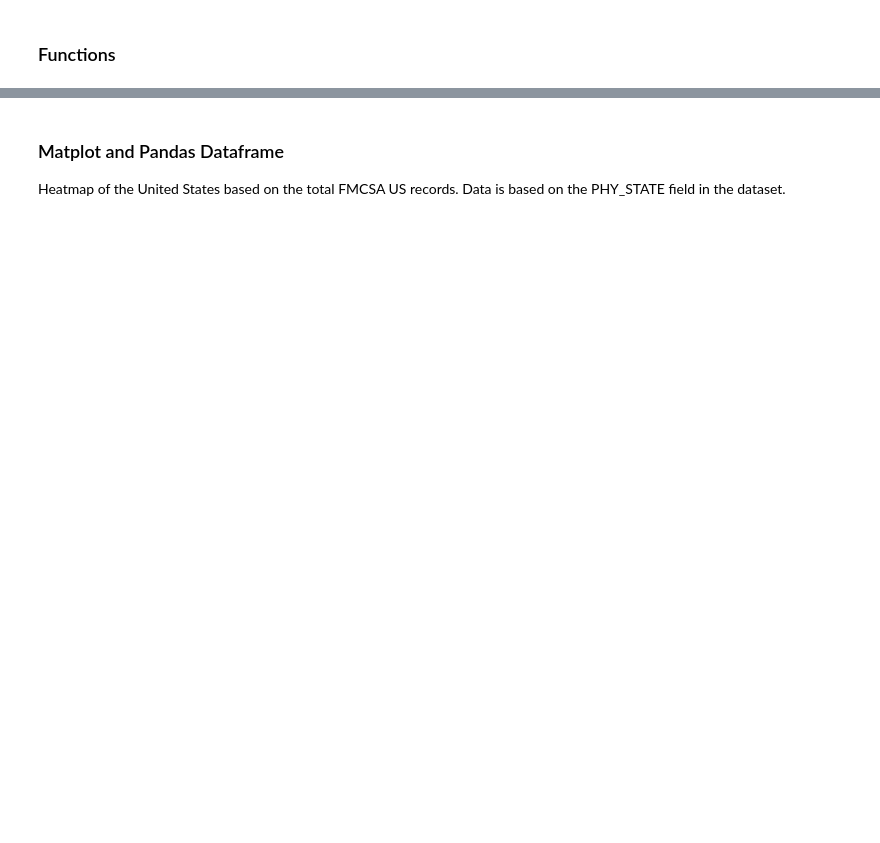
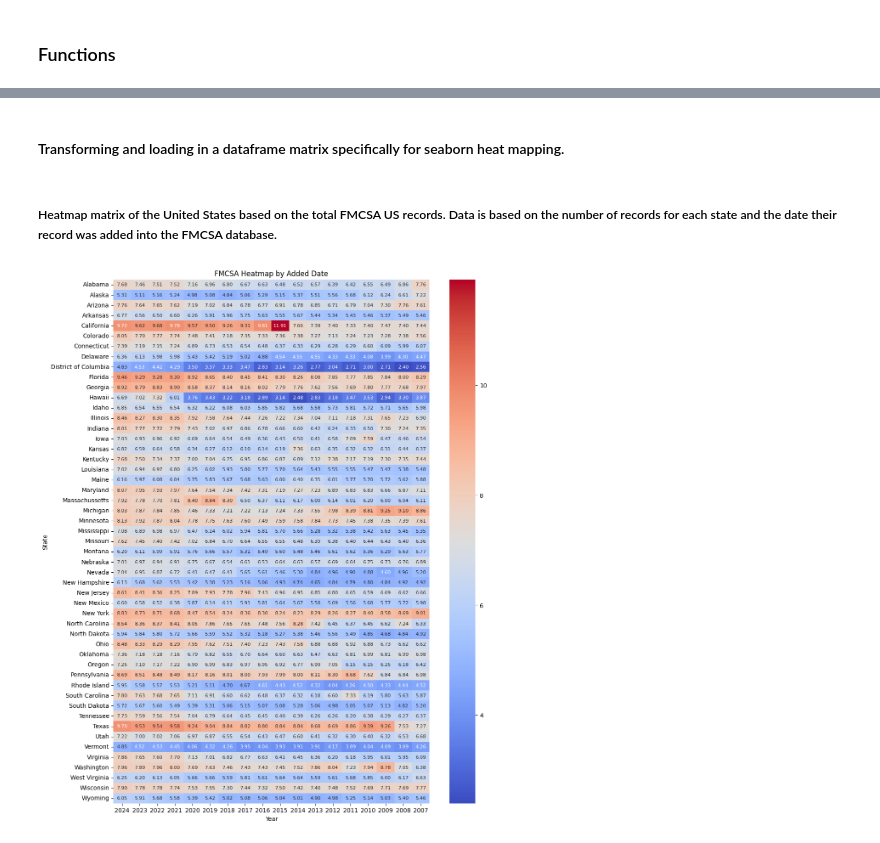
Before and after one commit to tonychoi97/fmcsa_data_analysis, a Jupyter notebook: txt_file_reader.ipynb, the cells around one changed output, grey strips where cells are left out. Cells and saved outputs as stored; diff of their text form; code cells hidden in the pictures; blank space fills up the shorter version.

```diff
--- a/txt_file_reader.ipynb
+++ b/txt_file_reader.ipynb
@@ -236,0 +221,2 @@ None
+# %% [markdown]
+#### Transforming and loading in a dataframe matrix specifically for seaborn heat mapping.
@@ -237,3 +238,2 @@ None
 # %% [markdown]
-### Matplot and Pandas Dataframe
-Heatmap of the United States based on the total FMCSA US records. Data is based on the PHY_STATE field in the dataset.
+##### Heatmap matrix of the United States based on the total FMCSA US records. Data is based on the number of records for each state and the date their record was added into the FMCSA database.
@@ -245,0 +240,11 @@ seaborn_df = seaborn_df.sort_values(by = 'PHY_STATE')
+# %%
+log_data_df = np.log1p(data_df)
+
+plt.figure(figsize = (12, 16))
+sns.heatmap(log_data_df, annot = True, fmt = '.2f', cmap = 'coolwarm', annot_kws = {'size': 8})
+plt.title('FMCSA Heatmap by Added Date')
+plt.xlabel('Year')
+plt.ylabel('State')
+plt.show()
+# %% [output]
+[figure, added]
```
Also changed, not shown: parts of 20 cells of this notebook.
